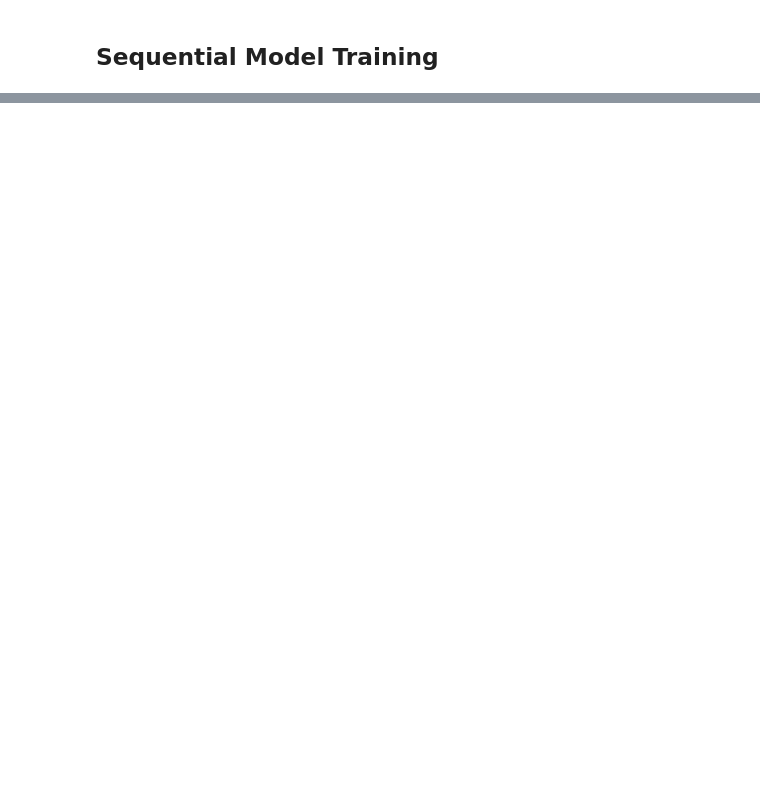
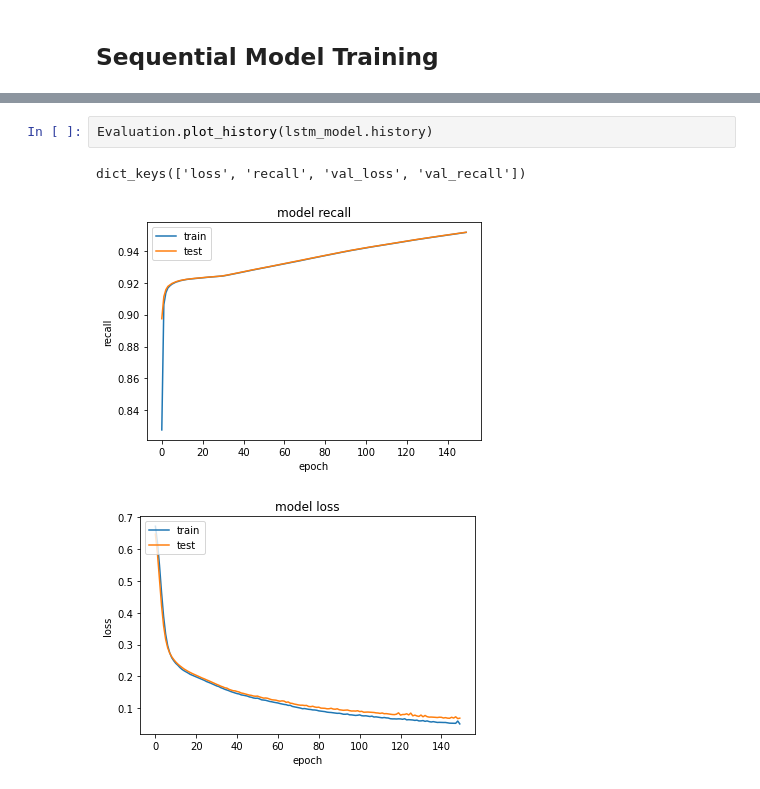
Before and after one commit to paulokuong/fourthbrain_capstone, a Jupyter notebook: groupby-user_conversion_by_importing_modules.ipynb, the cells around one changed output, grey strips where cells are left out. Drawn from its saved outputs; the diff is of its cells as text; blank space fills up the shorter version.

Commit message:
added evaluation class

```diff
--- a/groupby-user_conversion_by_importing_modules.ipynb
+++ b/groupby-user_conversion_by_importing_modules.ipynb
@@ -84,0 +98,6 @@ Epoch 150/150
+# %%
+Evaluation.plot_history(lstm_model.history)
+# %% [output]
+dict_keys(['loss', 'recall', 'val_loss', 'val_recall'])
+[figure, added]
+[figure, added]
```
Also changed, not shown: parts of 5 cells of this notebook, 1 other file.
